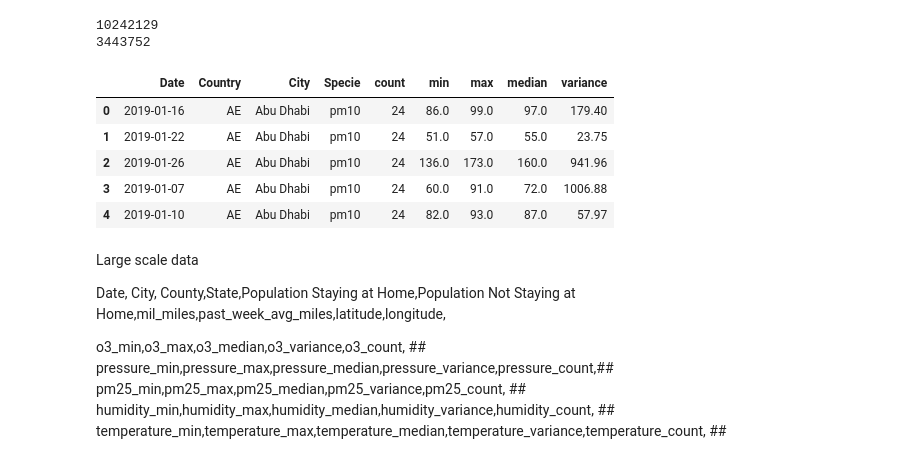
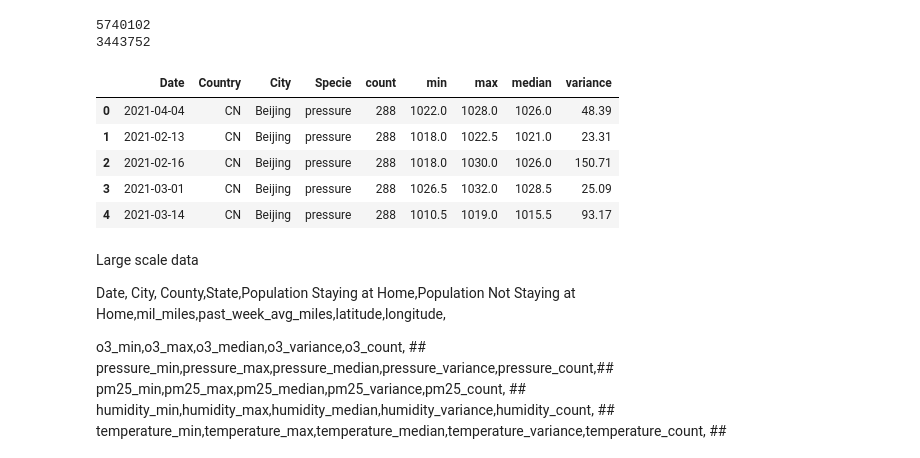
Before and after one commit to qt5828/Interpretable_AirPollution, a Jupyter notebook: data_preprocessing.ipynb, the cells around one changed output. Drawn from its saved outputs; the diff is of its cells as text; code cells hidden in the pictures.

```diff
--- a/data_preprocessing.ipynb
+++ b/data_preprocessing.ipynb
@@ -22,40 +22,40 @@ pd.set_option('display.max_columns', None)
 # print(df2023['Country'].unique())
 # %%
 # Load Data
+Countries = ['US','CN','JP','ES','IN','KR','FR','GB','TR','DE','RO','CA','IR']
+Country = Countries[12]
 
-Country = 'IR'
+# df2019Q1 = pd.read_csv("./data/waqi-covid-years/waqi-covid-2019Q1.csv")
+# df2019Q2 = pd.read_csv("./data/waqi-covid-years/waqi-covid-2019Q2.csv")
+# df2019Q3 = pd.read_csv("./data/waqi-covid-years/waqi-covid-2019Q3.csv")
+# df2019Q4 = pd.read_csv("./data/waqi-covid-years/waqi-covid-2019Q4.csv")
 
-df2019Q1 = pd.read_csv("./data/waqi-covid-years/waqi-covid-2019Q1.csv")
-df2019Q2 = pd.read_csv("./data/waqi-covid-years/waqi-covid-2019Q2.csv")
-df2019Q3 = pd.read_csv("./data/waqi-covid-years/waqi-covid-2019Q3.csv")
-df2019Q4 = pd.read_csv("./data/waqi-covid-years/waqi-covid-2019Q4.csv")
-
-df2020Q1 = pd.read_csv("./data/waqi-covid-years/waqi-covid-2020Q1.csv")
-df2020Q2 = pd.read_csv("./data/waqi-covid-years/waqi-covid-2020Q2.csv")
-df2020Q3 = pd.read_csv("./data/waqi-covid-years/waqi-covid-2020Q3.csv")
-df2020Q4 = pd.read_csv("./data/waqi-covid-years/waqi-covid-2020Q4.csv")
+# df2020Q1 = pd.read_csv("./data/waqi-covid-years/waqi-covid-2020Q1.csv")
+# df2020Q2 = pd.read_csv("./data/waqi-covid-years/waqi-covid-2020Q2.csv")
+# df2020Q3 = pd.read_csv("./data/waqi-covid-years/waqi-covid-2020Q3.csv")
+# df2020Q4 = pd.read_csv("./data/waqi-covid-years/waqi-covid-2020Q4.csv")
 
 df2021Q1 = pd.read_csv("./data/waqi-covid-years/waqi-covid-2021Q1.csv")
 df2021Q2 = pd.read_csv("./data/waqi-covid-years/waqi-covid-2021Q2.csv")
 df2021Q3 = pd.read_csv("./data/waqi-covid-years/waqi-covid-2021Q3.csv")
 df2021Q4 = pd.read_csv("./data/waqi-covid-years/waqi-covid-2021Q4.csv")
 
 df2023 = pd.read_csv("./data/waqi-covid-years/waqi-covid-2023.csv")
 
-df = pd.concat([df2019Q1,df2019Q2,df2019Q3,df2019Q4,df2020Q1,df2020Q2,df2020Q3,df2020Q4,df2021Q1,df2021Q2,df2021Q3,df2021Q4,df2023], ignore_index=True)
+df = pd.concat([df2021Q1,df2021Q2,df2021Q3,df2021Q4,df2023], ignore_index=True) #df2019Q1,df2019Q2,df2019Q3,df2019Q4,df2020Q1,df2020Q2,df2020Q3,df2020Q4,
 
 print(len(df.values))
 print(len(df2023.values))
 df.head(5)
 # %% [output]
-10242129
+5740102
 3443752
 |  | Date | Country | City | Specie | count | min | max | median | variance |
-| 0 | 2019-01-16 | AE | Abu Dhabi | pm10 | 24 | 86.0 | 99.0 | 97.0 | 179.40 |
-| 1 | 2019-01-22 | AE | Abu Dhabi | pm10 | 24 | 51.0 | 57.0 | 55.0 | 23.75 |
-| 2 | 2019-01-26 | AE | Abu Dhabi | pm10 | 24 | 136.0 | 173.0 | 160.0 | 941.96 |
-| 3 | 2019-01-07 | AE | Abu Dhabi | pm10 | 24 | 60.0 | 91.0 | 72.0 | 1006.88 |
-| 4 | 2019-01-10 | AE | Abu Dhabi | pm10 | 24 | 82.0 | 93.0 | 87.0 | 57.97 |
+| 0 | 2021-04-04 | CN | Beijing | pressure | 288 | 1022.0 | 1028.0 | 1026.0 | 48.39 |
+| 1 | 2021-02-13 | CN | Beijing | pressure | 288 | 1018.0 | 1022.5 | 1021.0 | 23.31 |
+| 2 | 2021-02-16 | CN | Beijing | pressure | 288 | 1018.0 | 1030.0 | 1026.0 | 150.71 |
+| 3 | 2021-03-01 | CN | Beijing | pressure | 288 | 1026.5 | 1032.0 | 1028.5 | 25.09 |
+| 4 | 2021-03-14 | CN | Beijing | pressure | 288 | 1010.5 | 1019.0 | 1015.5 | 93.17 |
 # %% [markdown]
 Large scale data
 
```
Also changed, not shown: parts of 9 cells of this notebook, 1 other file.
